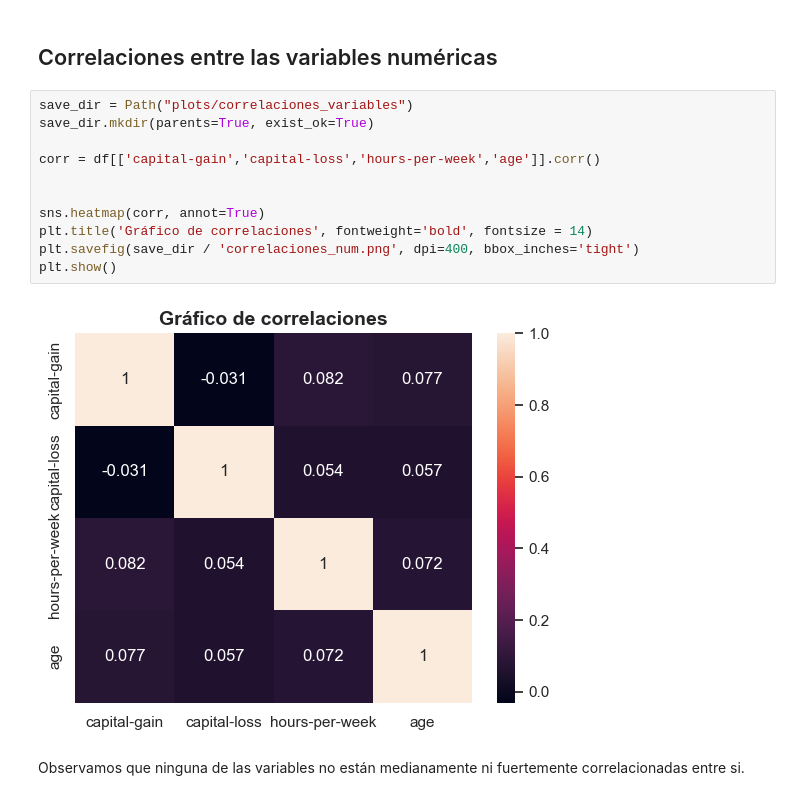
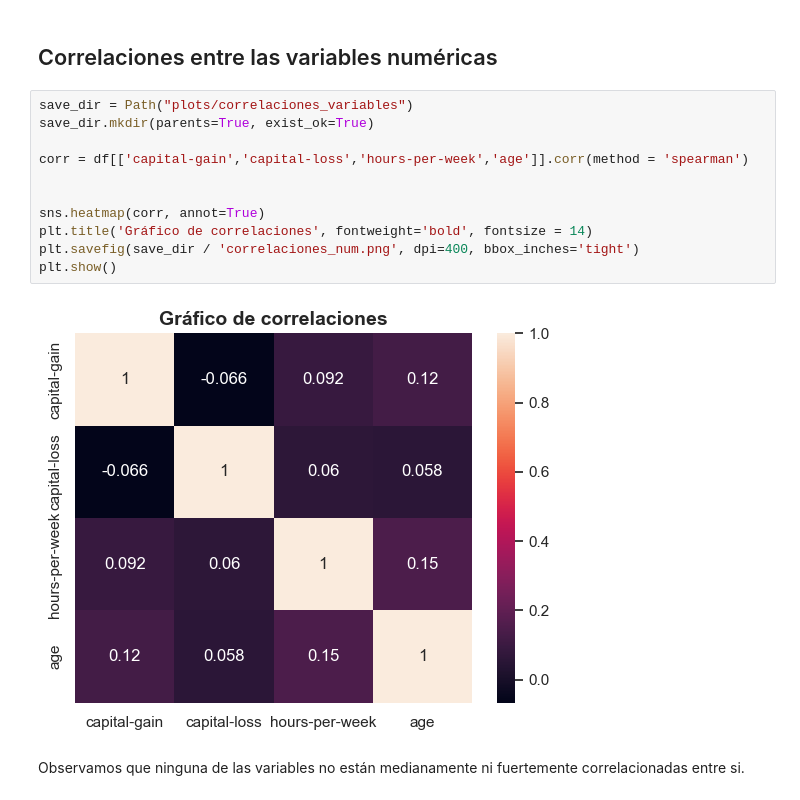
Before and after one commit to Marcelloprime/rnn_adult_income_prediction, a Jupyter notebook: 01_eda.ipynb, the cells around one changed output. Saved outputs shown, nothing was run; the diff lists cells and outputs as text.

```diff
--- a/01_eda.ipynb
+++ b/01_eda.ipynb
@@ -744,15 +746,15 @@ Este método permite discretizar la variable de manera más profesional y exacta
 # %%
 save_dir = Path("plots/correlaciones_variables")
 save_dir.mkdir(parents=True, exist_ok=True)
 
-corr = df[['capital-gain','capital-loss','hours-per-week','age']].corr()
+corr = df[['capital-gain','capital-loss','hours-per-week','age']].corr(method = 'spearman')
 
 
 sns.heatmap(corr, annot=True)
 plt.title('Gráfico de correlaciones', fontweight='bold', fontsize = 14)
 plt.savefig(save_dir / 'correlaciones_num.png', dpi=400, bbox_inches='tight')
 plt.show()
 # %% [output]
-[figure, old version]
+[figure, new version]
 # %% [markdown]
 Observamos que ninguna de las variables no están medianamente ni fuertemente correlacionadas entre si.
```
Also changed, not shown: parts of 2 cells of this notebook.
